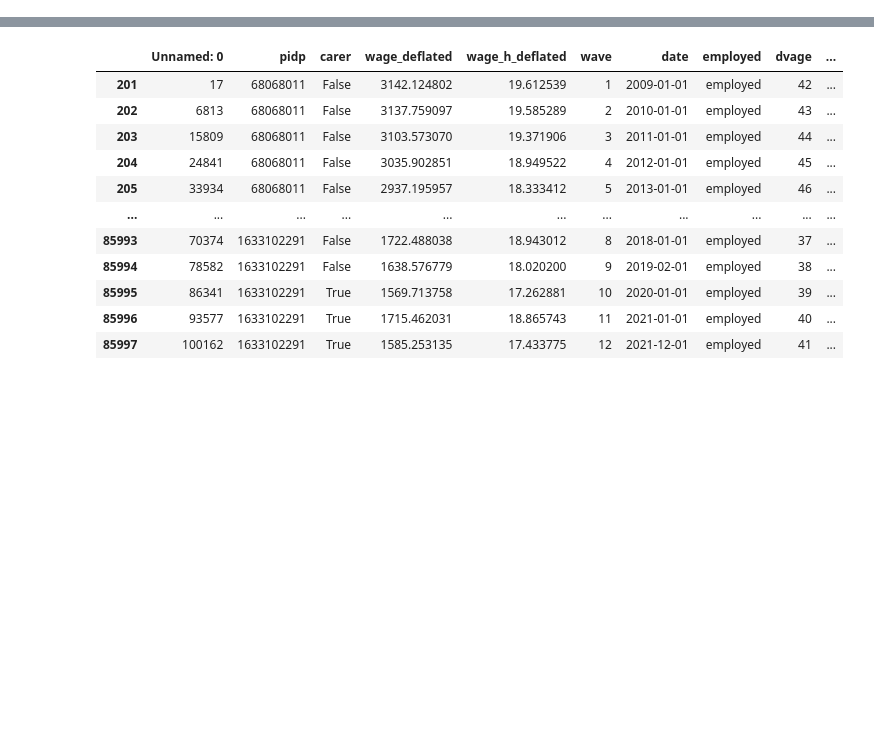
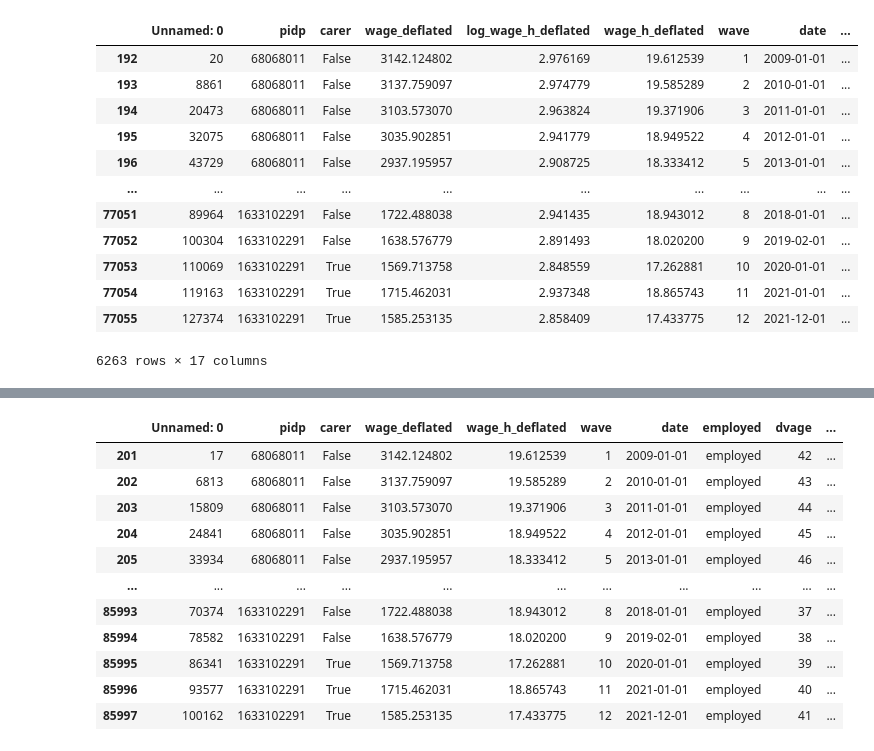
Before and after one commit to centre-for-care/costofcare, a Jupyter notebook: parallalel_isc.ipynb, the cells around one changed output, grey strips where cells are left out. Drawn from its saved outputs; the diff is of its cells as text; code cells hidden in the pictures; blank space fills up the shorter version.

```diff
--- a/parallalel_isc.ipynb
+++ b/parallalel_isc.ipynb
@@ -11,3 +11,19 @@ len(treated.pidp.unique())
+# %%
+treated
+# %% [output]
+|  | Unnamed: 0 | pidp | carer | wage_deflated | log_wage_h_deflated | wage_h_deflated | wave | date | ... |
+| 192 | 20 | 68068011 | False | 3142.124802 | 2.976169 | 19.612539 | 1 | 2009-01-01 | ... |
+| 193 | 8861 | 68068011 | False | 3137.759097 | 2.974779 | 19.585289 | 2 | 2010-01-01 | ... |
+| 194 | 20473 | 68068011 | False | 3103.573070 | 2.963824 | 19.371906 | 3 | 2011-01-01 | ... |
+| 195 | 32075 | 68068011 | False | 3035.902851 | 2.941779 | 18.949522 | 4 | 2012-01-01 | ... |
+| 196 | 43729 | 68068011 | False | 2937.195957 | 2.908725 | 18.333412 | 5 | 2013-01-01 | ... |
+| ... | ... | ... | ... | ... | ... | ... | ... | ... | ... |
+| 77051 | 89964 | 1633102291 | False | 1722.488038 | 2.941435 | 18.943012 | 8 | 2018-01-01 | ... |
+| 77052 | 100304 | 1633102291 | False | 1638.576779 | 2.891493 | 18.020200 | 9 | 2019-02-01 | ... |
+| 77053 | 110069 | 1633102291 | True | 1569.713758 | 2.848559 | 17.262881 | 10 | 2020-01-01 | ... |
+| 77054 | 119163 | 1633102291 | True | 1715.462031 | 2.937348 | 18.865743 | 11 | 2021-01-01 | ... |
+| 77055 | 127374 | 1633102291 | True | 1585.253135 | 2.858409 | 17.433775 | 12 | 2021-12-01 | ... |
+6263 rows × 17 columns
 # %%
 # Get controls cases
 controls = data[~data.ever_carer]
```
Also changed, not shown: parts of 6 cells of this notebook, 2 other files.
